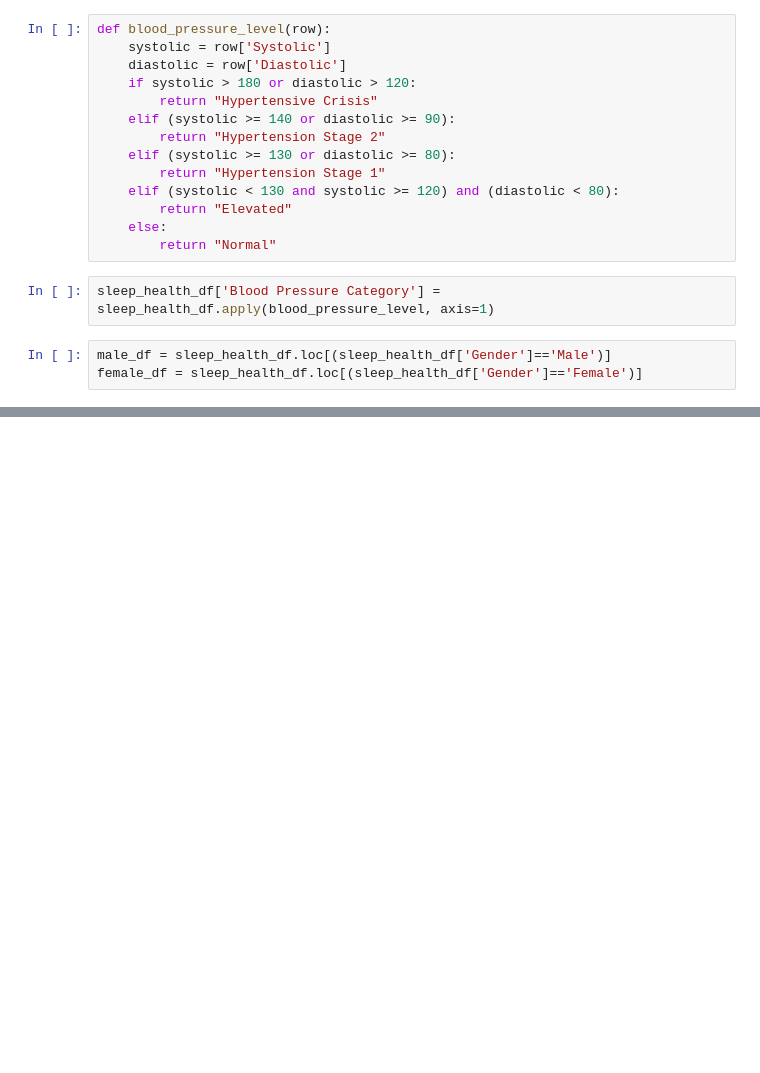
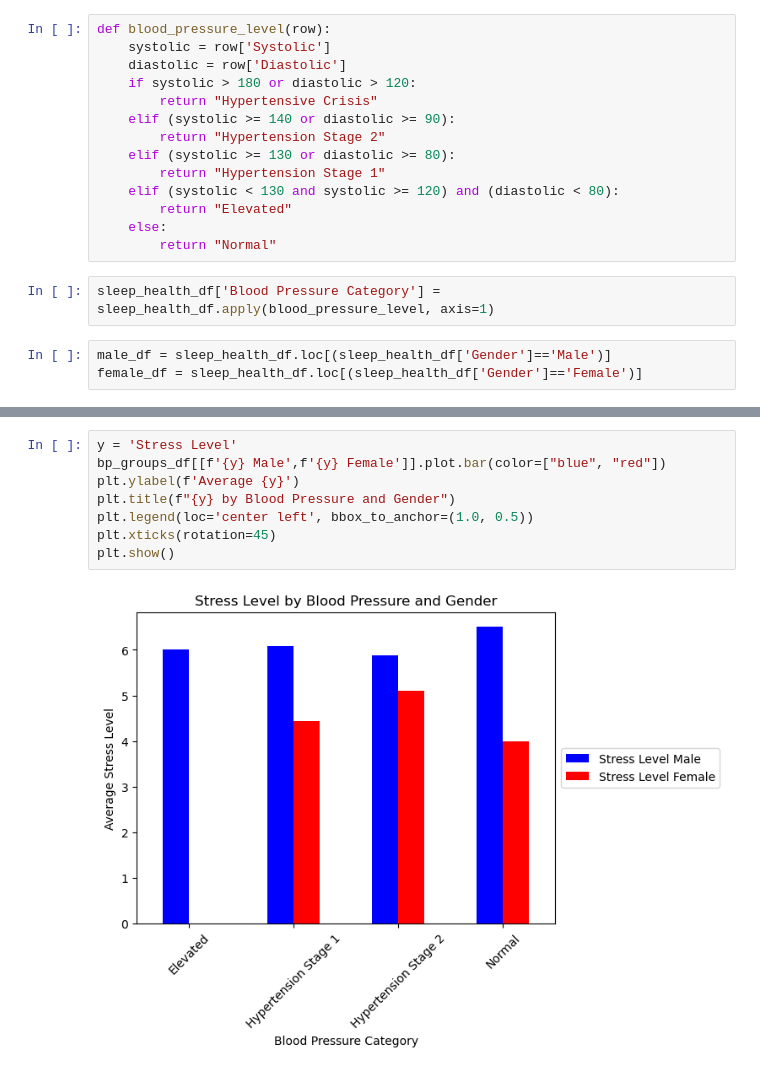
Before and after one commit to rfe123/umn_data_project_001, a Jupyter notebook: src/histogram_data.ipynb, the cells around one changed output, grey strips where cells are left out. Cells and saved outputs as stored; diff of their text form; blank space fills up the shorter version.

```diff
--- a/src/histogram_data.ipynb
+++ b/src/histogram_data.ipynb
@@ -40,0 +64,10 @@ numeric_columns = ['Sleep Duration', 'Quality of Sleep', 'Stress Level', 'Heart
+# %%
+y = 'Stress Level'
+bp_groups_df[[f'{y} Male',f'{y} Female']].plot.bar(color=["blue", "red"])
+plt.ylabel(f'Average {y}')
+plt.title(f"{y} by Blood Pressure and Gender")
+plt.legend(loc='center left', bbox_to_anchor=(1.0, 0.5))
+plt.xticks(rotation=45)
+plt.show()
+# %% [output]
+[figure, added]
```
Also changed, not shown: parts of 9 cells of this notebook.
